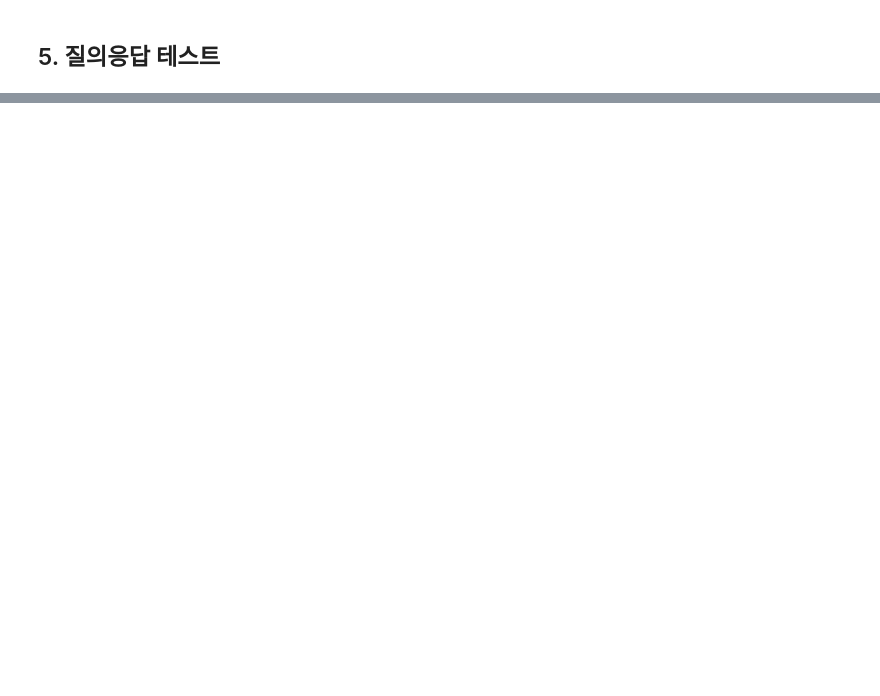
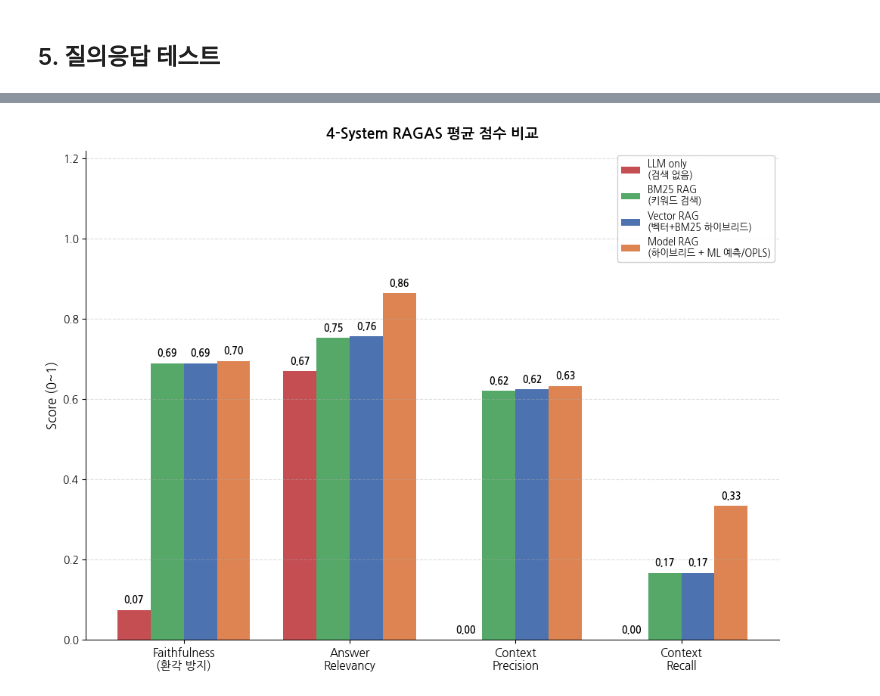
Before and after one commit to heyitsmialee/PRAGma, a Jupyter notebook: notebooks/rag_evaluation.ipynb, the cells around one changed output, grey strips where cells are left out. Drawn from its saved outputs; the diff is of its cells as text; code cells hidden in the pictures; blank space fills up the shorter version.

Commit message:
Colab을 통해 생성됨

```diff
--- a/notebooks/rag_evaluation.ipynb
+++ b/notebooks/rag_evaluation.ipynb
@@ -882,0 +912,10 @@ eval_records = baseline_records["vector_rag"]
+# %%
+import json
+
+RECORDS_SAVE_PATH = "/content/drive/MyDrive/Colab Notebooks/PRAGma/baseline_records.json"
+
+with open(RECORDS_SAVE_PATH, "w", encoding="utf-8") as f:
+    json.dump(baseline_records, f, ensure_ascii=False, indent=2)
+
+print(f"저장 완료: {RECORDS_SAVE_PATH}")
+print(f"시스템: {list(baseline_records.keys())}, 각 {len(next(iter(baseline_records.values())))}개 Q&A")
@@ -885,80 +1078,71 @@ import subprocess
 import matplotlib.font_manager as fm
 import matplotlib.pyplot as plt
 import matplotlib
+import numpy as np
+import pandas as pd
 
-# Colab 한글 폰트 설치 (로컬에서는 이미 설치된 경우 무시됨)
+# Colab 한글 폰트 설치
 subprocess.run(["apt-get", "install", "-y", "fonts-nanum"], capture_output=True)
-fm.fontManager.__init__()  # 폰트 캐시 갱신
-
+fm.fontManager.__init__()
 matplotlib.rcParams["font.family"] = "NanumGothic"
 matplotlib.rcParams["axes.unicode_minus"] = False
 
 metric_cols   = ["faithfulness", "answer_relevancy", "context_precision", "context_recall"]
 metric_labels = ["Faithfulness\n(환각 방지)", "Answer\nRelevancy", "Context\nPrecision", "Context\nRecall"]
-systems = list(system_results.keys())
-colors  = {
+
+colors = {
     "llm_only"  : "#C44E52",
     "bm25_rag"  : "#55A868",
     "vector_rag": "#4C72B0",
     "model_rag" : "#DD8452",
 }
-labels  = {
-    "llm_only"  : "LLM only",
-    "bm25_rag"  : "BM25 RAG",
-    "vector_rag": "Vector RAG",
-    "model_rag" : "Model RAG",
+labels = {
+    "llm_only"  : "LLM only\n(검색 없음)",
+    "bm25_rag"  : "BM25 RAG\n(키워드 검색)",
+    "vector_rag": "Vector RAG\n(벡터+BM25 하이브리드)",
+    "model_rag" : "Model RAG\n(하이브리드 + ML 예측/OPLS)",
 }
 
-n_sys = len(systems)
-x     = range(len(metric_cols))
-width = 0.8 / n_sys
+systems = [s for s in ["llm_only", "bm25_rag", "vector_rag", "model_rag"] if s in system_results]
+n_sys   = len(systems)
 
-fig, axes = plt.subplots(1, 2, figsize=(18, 5))
+# ── 시스템별 평균 점수 바 차트 (4:3 논문용) ───────────────────────────────────
+fig, ax = plt.subplots(figsize=(10, 7.5))   # 4:3 비율
+x      = list(range(len(metric_cols)))
+width  = 0.8 / n_sys
 
-# --- 왼쪽: 시스템별 평균 점수 비교 바 차트 ---
 for i, sys in enumerate(systems):
-    vals = [system_results[sys][m].mean() for m in metric_cols]
+    vals   = [system_results[sys][m].dropna().mean() for m in metric_cols]
     offset = (i - n_sys / 2 + 0.5) * width
-    bars = axes[0].bar(
+    bars   = ax.bar(
         [xi + offset for xi in x], vals,
-        width=width, label=labels.get(sys, sys), color=colors.get(sys, "#888888")
+        width=width, label=labels.get(sys, sys), color=colors.get(sys, "#888888"),
     )
     for bar, v in zip(bars, vals):
-        axes[0].text(bar.get_x() + bar.get_width() / 2, v + 0.01,
-                     f"{v:.2f}", ha="center", va="bottom", fontsize=7)
+        ax.text(bar.get_x() + bar.get_width() / 2, v + 0.012,
+                f"{v:.2f}", ha="center", va="bottom", fontsize=9, fontweight="bold")
 
-axes[0].set_xticks(list(x))
-axes[0].set_xticklabels(metric_labels, fontsize=9)
-axes[0].set_ylim(0, 1.15)
-axes[0].set_ylabel("Score (0~1)")
-axes[0].set_title("Baseline 비교: 시스템별 RAGAS 평균 점수 (4-System)")
-axes[0].legend()
-
-# --- 오른쪽: Vector RAG 질문별 히트맵 ---
-heatmap_data = result_df[metric_cols].values
-im = axes[1].imshow(heatmap_data, vmin=0, vmax=1, cmap="RdYlGn", aspect="auto")
-axes[1].set_xticks(range(len(metric_cols)))
-axes[1].set_xticklabels(metric_labels, fontsize=8)
-axes[1].set_yticks(range(len(result_df)))
-axes[1].set_yticklabels([f"Q{i+1}" for i in range(len(result_df))], fontsize=8)
-axes[1].set_title("Vector RAG 질문별 점수 히트맵")
-plt.colorbar(im, ax=axes[1])
-for i in range(len(result_df)):
-    for j in range(len(metric_cols)):
-        axes[1].text(j, i, f"{heatmap_data[i, j]:.2f}",
-                     ha="center", va="center", fontsize=7, color="black")
+ax.set_xticks(x)
+ax.set_xticklabels(metric_labels, fontsize=11)
+ax.set_ylim(0, 1.22)
+ax.set_ylabel("Score (0~1)", fontsize=12)
+ax.set_title("4-System RAGAS 평균 점수 비교", fontsize=14, fontweight="bold", pad=12)
+ax.legend(loc="upper right", fontsize=9, ncol=1, framealpha=0.9)
+ax.grid(axis="y", linestyle="--", alpha=0.4)
+ax.spines[["top", "right"]].set_visible(False)
 
 plt.tight_layout()
-plt.savefig("ragas_evaluation_result.png", dpi=150, bbox_inches="tight")
+plt.savefig("ragas_bar_chart.png", dpi=200, bbox_inches="tight")
 plt.show()
-print("결과 이미지 저장: ragas_evaluation_result.png")
 
-# --- 요약표: 4 시스템 수치 비교 ---
+# ── 요약표 ────────────────────────────────────────────────────────────────────
 summary_rows = []
-for name, df in system_results.items():
-    row = df[metric_cols].mean().round(4).to_dict()
-    row["system"] = labels.get(name, name)
+for sys in systems:
+    row = {m: system_results[sys][m].dropna().mean().round(4) for m in metric_cols}
+    row["system"] = labels.get(sys, sys).replace("\n", " / ")
     summary_rows.append(row)
 summary_df = pd.DataFrame(summary_rows).set_index("system")
 print("\n===== 4-System Baseline 비교 결과 =====")
 print(summary_df.to_string())
+# %% [output]
+[figure, added]
```
Also changed, not shown: parts of 15 cells of this notebook.
